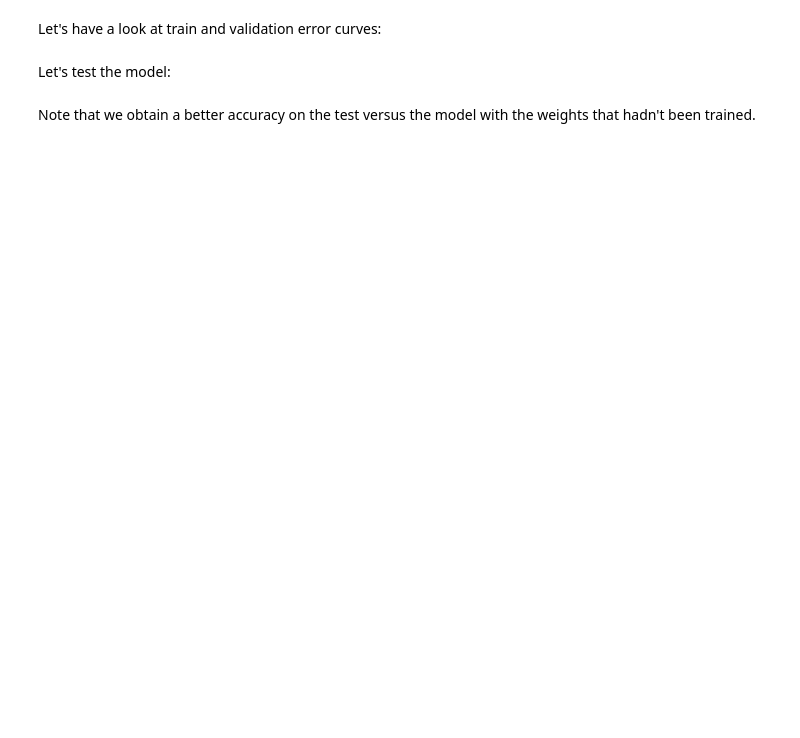
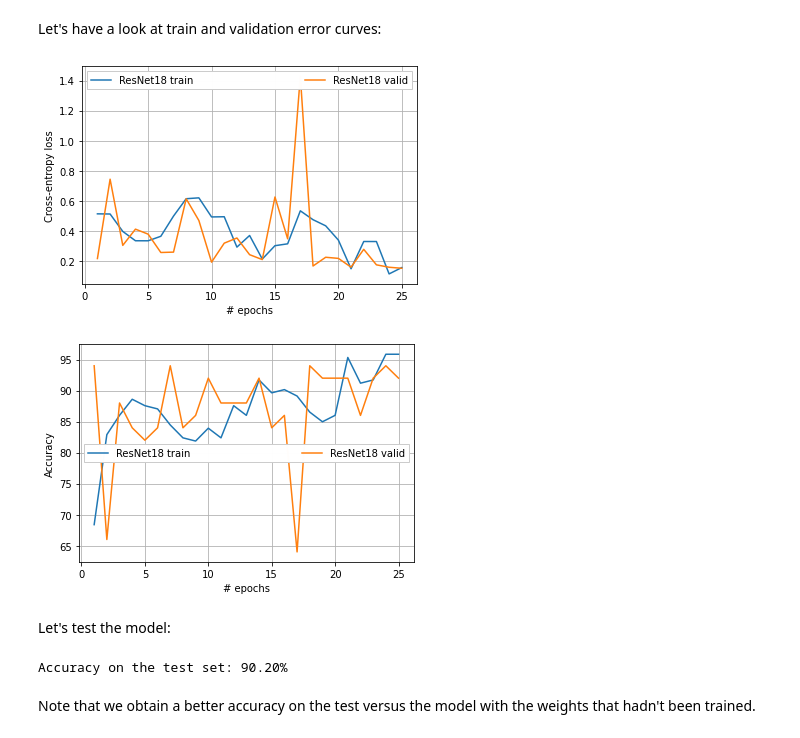
Before and after one commit to cic4k/IVADO_DL, a Jupyter notebook: tutorial_3_cnn_exercise.ipynb, the cells around one changed output. Saved outputs shown, nothing was run; the diff lists cells and outputs as text; code cells hidden in the pictures; blank space fills up the shorter version.

```diff
--- a/tutorial_3_cnn_exercise.ipynb
+++ b/tutorial_3_cnn_exercise.ipynb
@@ -1868,15 +1934,15 @@ total = 0
 for images, labels in test_loader:
 
     # put images on proper device (GPU)
-    images = ...
-    labels = ...
+    images = images.to(device)
+    labels = labels.to(device)
 
     # Forward
-    outputs = ...
+    outputs = model(images)
     _, predicted = torch.max(outputs.data, 1)
 
     # Statistics
     total += labels.size(0)
     correct += torch.sum(predicted == labels.data)
 
-print('Accuracy on the test set: {:.2f}%'.format(100 * correct / total))
+print('Accuracy on the test set: {:.2f}%'.format(100 * correct.item() / total))
@@ -1906,3 +1991,11 @@ optimizer = ...
+# %%
+criterion = nn.CrossEntropyLoss()
+
+learning_rate = 1e-3
+momentum = 0.9
+optimizer = torch.optim.SGD(model.parameters(),
+                            lr=learning_rate,
+                            momentum=momentum)
 # %%
 since = time.time()
 
@@ -2000,23 +2132,36 @@ Let's have a look at train and validation error curves:
 # %%
 resnet18_pretrained_train_loss_history = train_loss_history
 resnet18_pretrained_valid_loss_history = valid_loss_history
+resnet18_pretrained_train_accuracy_history = train_accuracy_history
+resnet18_pretrained_valid_accuracy_history = valid_accuracy_history
 
 # Plot training and validation curve
 x = range(1, num_epochs + 1)
-plt.plot(x, resnet18_train_loss_history, label='ResNet18 train')
-plt.plot(x, resnet18_valid_loss_history, label='ResNet18 valid')
-plt.plot(
-      x, resnet18_pretrained_train_loss_history,
-    label='ResNet18 pretrained train')
-plt.plot(
-      x, resnet18_pretrained_valid_loss_history,
-    label='ResNet18 pretrained valid')
+plt.plot(x, resnet18_pretrained_train_loss_history, label='ResNet18 train')
+plt.plot(x, resnet18_pretrained_valid_loss_history, label='ResNet18 valid')
 
 plt.xlabel('# epochs')
-plt.ylabel('Loss')
-plt.legend()
+plt.ylabel('Cross-entropy loss')
+leg = plt.legend(loc='best', ncol=2, mode="expand", shadow=False, fancybox=False)
+leg.get_frame().set_alpha(0.99)
+plt.grid()
+plt.show()
 
+
+
+x = range(1, num_epochs + 1)
+plt.plot(x, resnet18_pretrained_train_accuracy_history, label='ResNet18 train')
+plt.plot(x, resnet18_pretrained_valid_accuracy_history, label='ResNet18 valid')
+
+plt.xlabel('# epochs')
+plt.ylabel('Accuracy')
+leg = plt.legend(loc='best', ncol=2, mode="expand", shadow=False, fancybox=False)
+leg.get_frame().set_alpha(0.99)
+plt.grid()
 plt.show()
+# %% [output]
+[figure, added]
+[figure, added]
 # %% [markdown]
 Let's test the model:
 # %%
@@ -2033,18 +2178,20 @@ total = 0
 for images, labels in test_loader:
 
     # put images on proper device (GPU)
-    images = ...
-    labels = ...
+    images = images.to(device)
+    labels = labels.to(device)
 
-    # Forward pass
-    outputs = ...
+    # Forward
+    outputs = model(images)
     _, predicted = torch.max(outputs.data, 1)
 
     # Statistics
     total += labels.size(0)
     correct += torch.sum(predicted == labels.data)
 
-print('Accuracy on the test set: {:.2f}%'.format(100 * correct / total))
+print('Accuracy on the test set: {:.2f}%'.format(100 * correct.item() / total))
+# %% [output]
+Accuracy on the test set: 90.20%
 # %% [markdown]
 Note that we obtain a better accuracy on the test versus the model with the weights that hadn't been trained.
 # %% [markdown]
```
Also changed, not shown: parts of 10 cells of this notebook.
